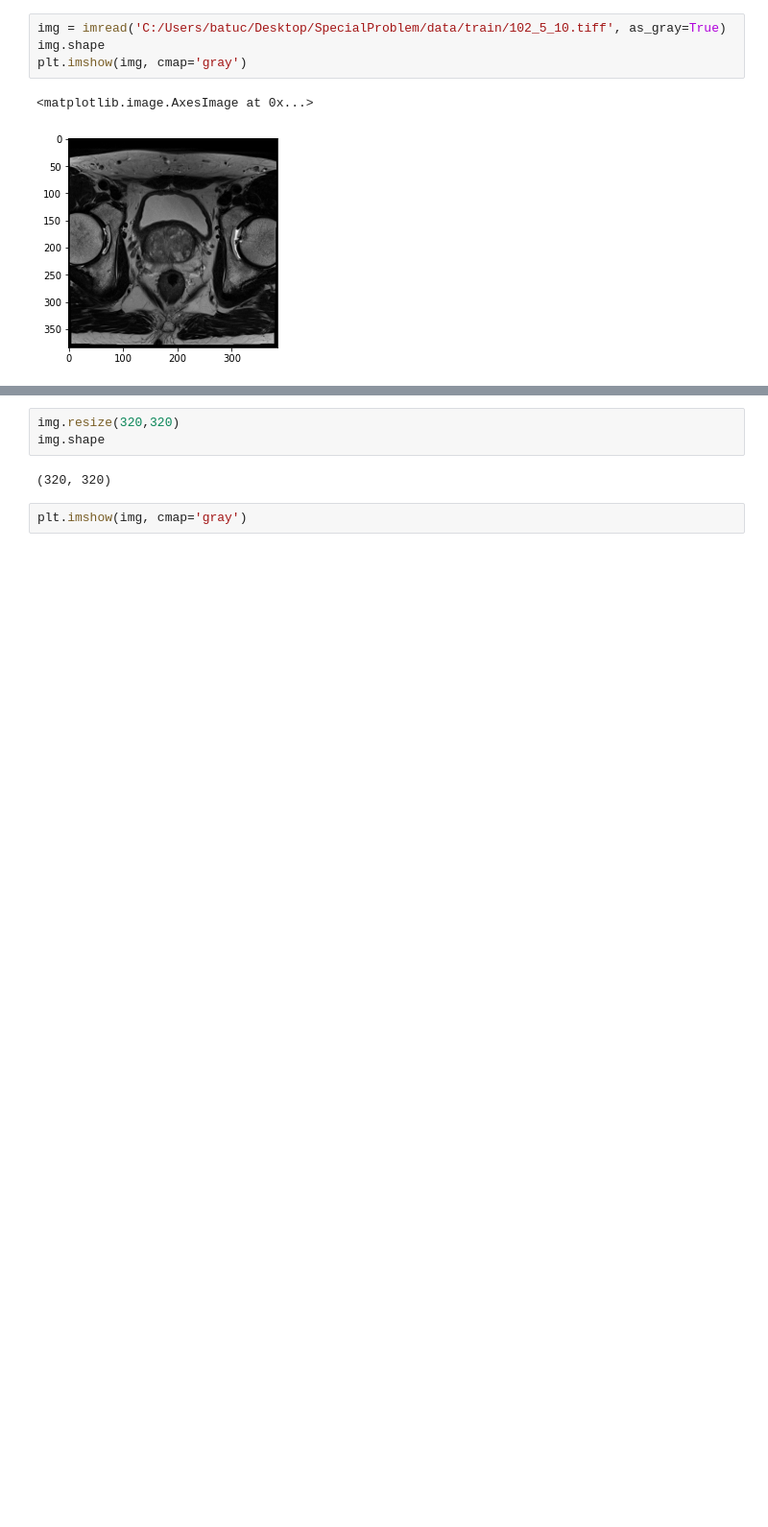
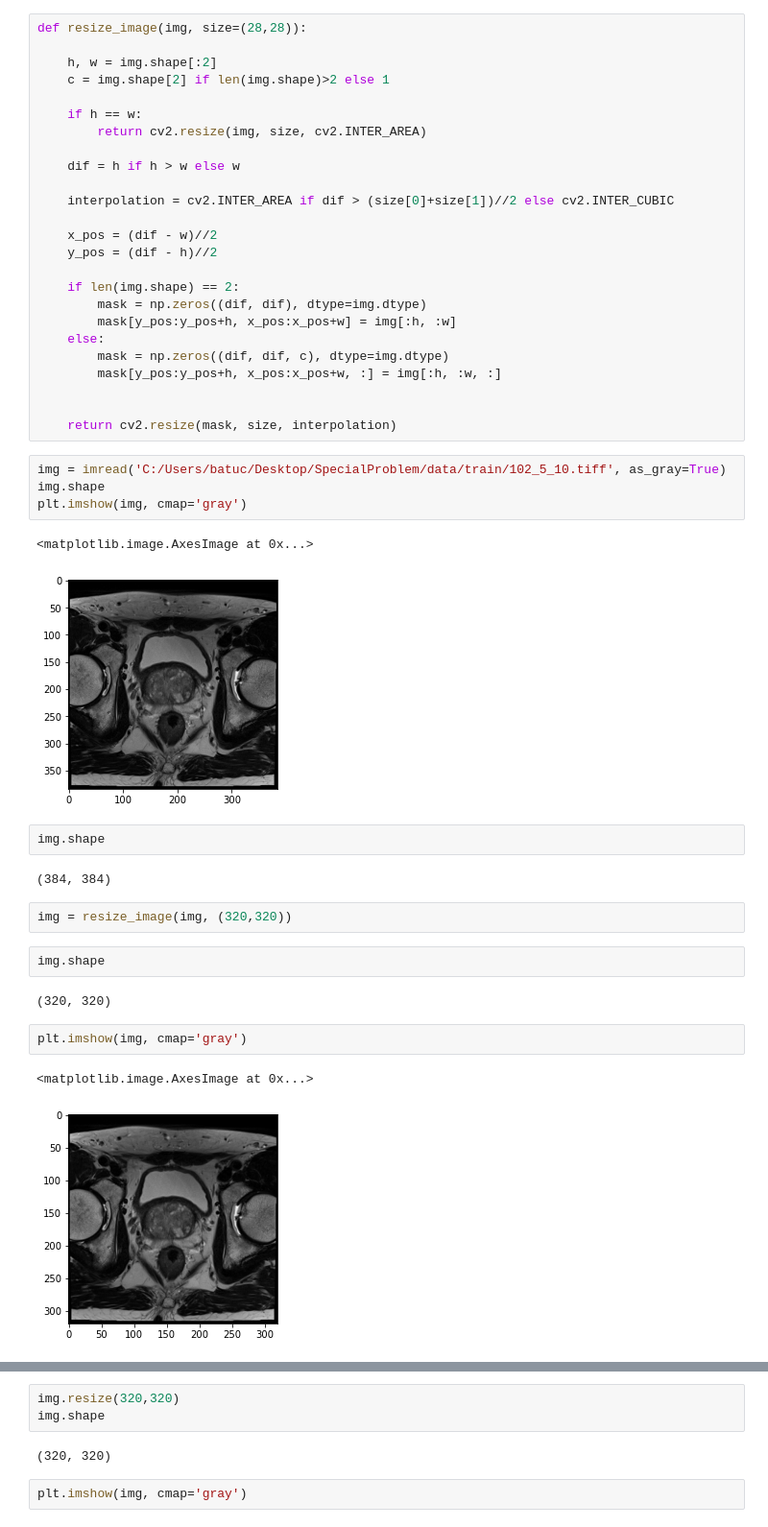
Before and after one commit to edisonbatucan/SpecialProblem, a Jupyter notebook: showing.ipynb, the cells around one changed output, grey strips where cells are left out. Shown at 96% size. Cells and saved outputs as stored; diff of their text form; blank space fills up the shorter version.

Commit message:
test plot

```diff
--- a/showing.ipynb
+++ b/showing.ipynb
@@ -12,6 +12,31 @@ im.shape
 # %% [output]
 (384, 384)
 [figure]
+# %%
+def resize_image(img, size=(28,28)):
+
+    h, w = img.shape[:2]
+    c = img.shape[2] if len(img.shape)>2 else 1
+
+    if h == w:
+        return cv2.resize(img, size, cv2.INTER_AREA)
+
+    dif = h if h > w else w
+
+    interpolation = cv2.INTER_AREA if dif > (size[0]+size[1])//2 else cv2.INTER_CUBIC
+
+    x_pos = (dif - w)//2
+    y_pos = (dif - h)//2
+
+    if len(img.shape) == 2:
+        mask = np.zeros((dif, dif), dtype=img.dtype)
+        mask[y_pos:y_pos+h, x_pos:x_pos+w] = img[:h, :w]
+    else:
+        mask = np.zeros((dif, dif, c), dtype=img.dtype)
+        mask[y_pos:y_pos+h, x_pos:x_pos+w, :] = img[:h, :w, :]
+
+
+    return cv2.resize(mask, size, interpolation)
 # %%
 img = imread('C:/Users/batuc/Desktop/SpecialProblem/data/train/102_5_10.tiff', as_gray=True)
 img.shape
@@ -19,3 +44,18 @@ plt.imshow(img, cmap='gray')
 # %% [output]
 <matplotlib.image.AxesImage at 0x...>
 [figure]
+# %%
+img.shape
+# %% [output]
+(384, 384)
+# %%
+img = resize_image(img, (320,320))
+# %%
+img.shape
+# %% [output]
+(320, 320)
+# %%
+plt.imshow(img, cmap='gray')
+# %% [output]
+<matplotlib.image.AxesImage at 0x...>
+[figure, added]
```
Also changed, not shown: parts of 2 cells of this notebook.
